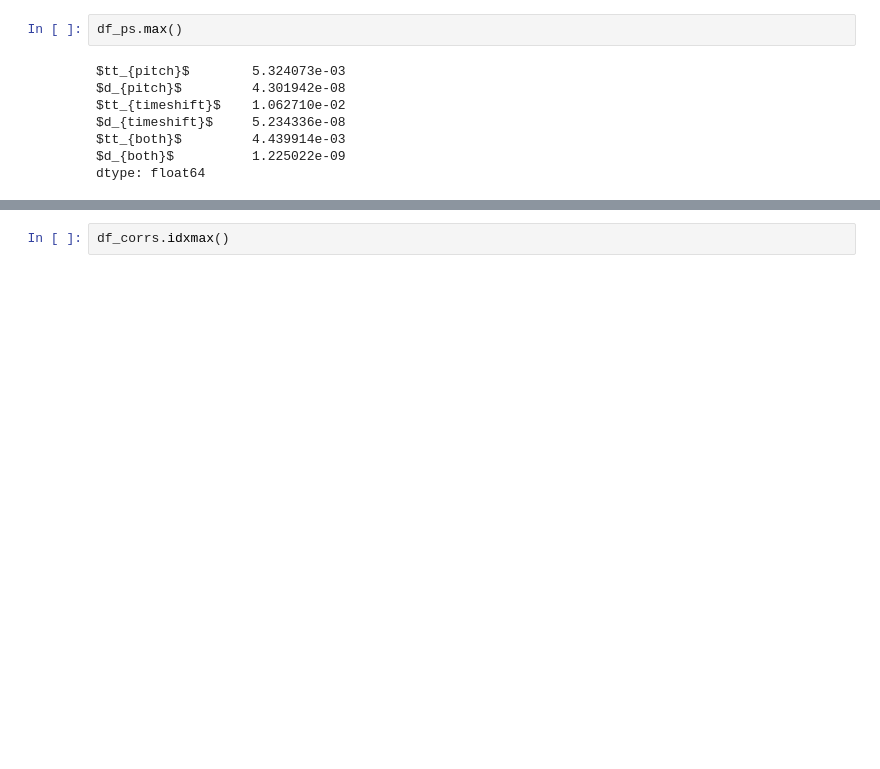
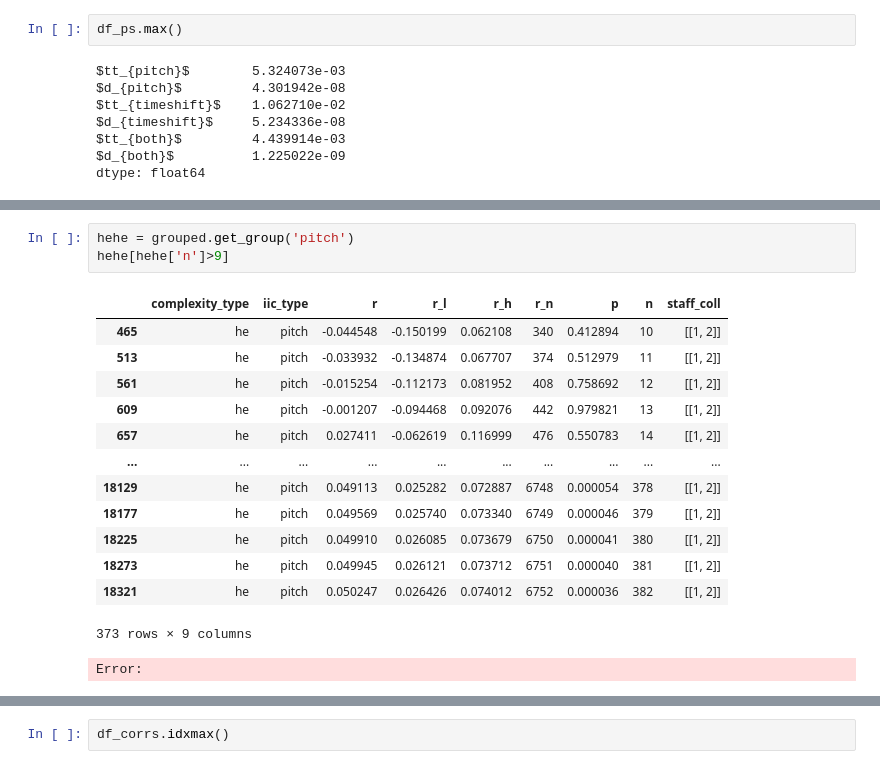
Before and after one commit to muthissar/PIA.No3, a Jupyter notebook: quant.ipynb, the cells around one changed output, grey strips where cells are left out. Drawn from its saved outputs; the diff is of its cells as text; blank space fills up the shorter version.

```diff
--- a/quant.ipynb
+++ b/quant.ipynb
@@ -294,3 +359,21 @@ fig.show()
+# %%
+hehe = grouped.get_group('pitch')
+hehe[hehe['n']>9]
+# %% [output]
+|  | complexity_type | iic_type | r | r_l | r_h | r_n | p | n | staff_coll |
+| 465 | he | pitch | -0.044548 | -0.150199 | 0.062108 | 340 | 0.412894 | 10 | [[1, 2]] |
+| 513 | he | pitch | -0.033932 | -0.134874 | 0.067707 | 374 | 0.512979 | 11 | [[1, 2]] |
+| 561 | he | pitch | -0.015254 | -0.112173 | 0.081952 | 408 | 0.758692 | 12 | [[1, 2]] |
+| 609 | he | pitch | -0.001207 | -0.094468 | 0.092076 | 442 | 0.979821 | 13 | [[1, 2]] |
+| 657 | he | pitch | 0.027411 | -0.062619 | 0.116999 | 476 | 0.550783 | 14 | [[1, 2]] |
+| ... | ... | ... | ... | ... | ... | ... | ... | ... | ... |
+| 18129 | he | pitch | 0.049113 | 0.025282 | 0.072887 | 6748 | 0.000054 | 378 | [[1, 2]] |
+| 18177 | he | pitch | 0.049569 | 0.025740 | 0.073340 | 6749 | 0.000046 | 379 | [[1, 2]] |
+| 18225 | he | pitch | 0.049910 | 0.026085 | 0.073679 | 6750 | 0.000041 | 380 | [[1, 2]] |
+| 18273 | he | pitch | 0.049945 | 0.026121 | 0.073712 | 6751 | 0.000040 | 381 | [[1, 2]] |
+| 18321 | he | pitch | 0.050247 | 0.026426 | 0.074012 | 6752 | 0.000036 | 382 | [[1, 2]] |
+373 rows × 9 columns
+Error:
 # %%
 fig
 # %% [output]
```
Also changed, not shown: parts of 7 cells of this notebook, 5 other files.
